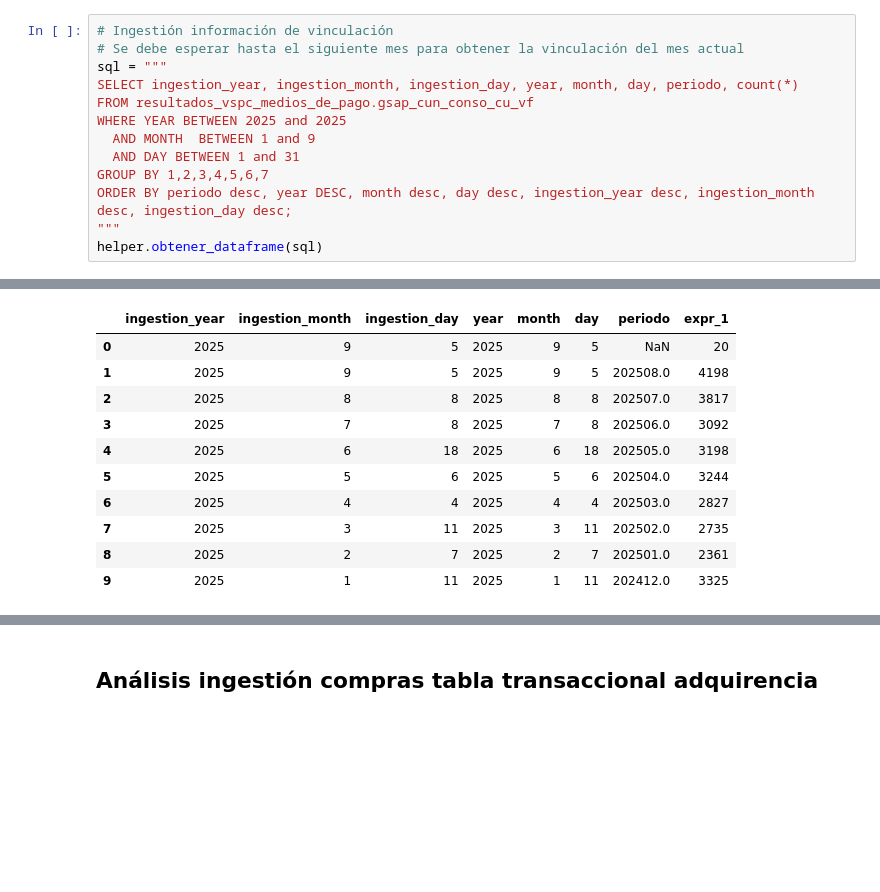
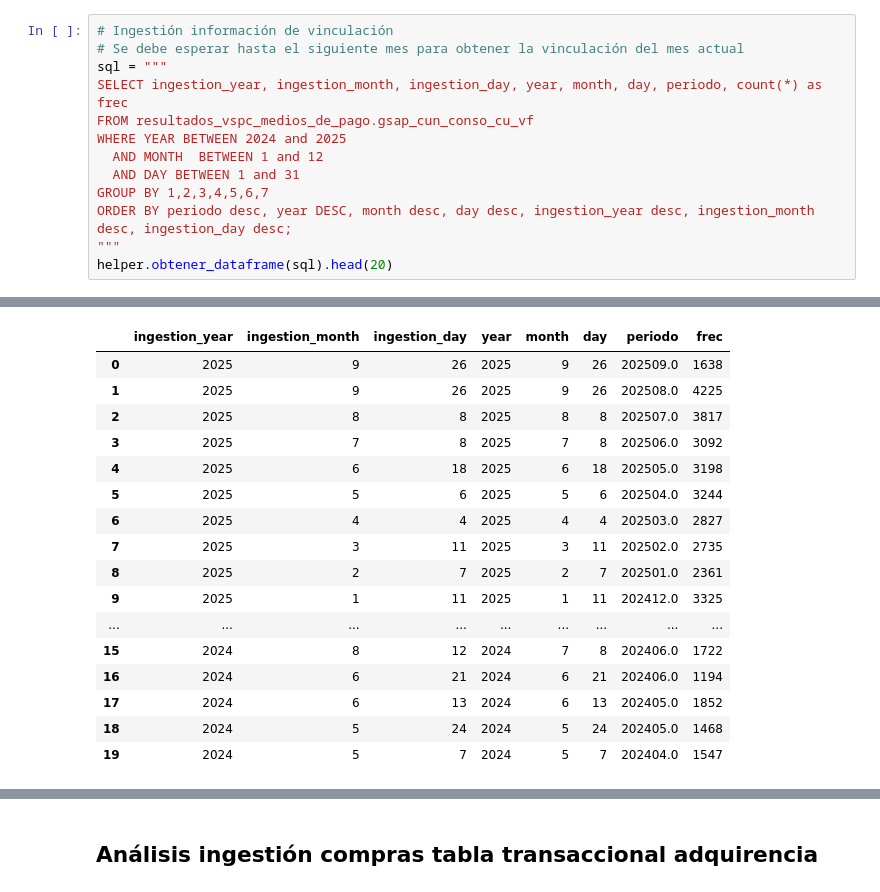
Before and after one commit to Santlond/ADQUIRENCIA_FERIA_EVA_github, a Jupyter notebook: uso_vinc_caliche_blackberry.ipynb, the cells around one changed output, grey strips where cells are left out. Drawn from its saved outputs; the diff is of its cells as text; blank space fills up the shorter version.

```diff
--- a/uso_vinc_caliche_blackberry.ipynb
+++ b/uso_vinc_caliche_blackberry.ipynb
@@ -41,13 +53,13 @@ helper = sparky.helper
 # Ingestión información de vinculación
 # Se debe esperar hasta el siguiente mes para obtener la vinculación del mes actual
 sql = """
-SELECT ingestion_year, ingestion_month, ingestion_day, year, month, day, periodo, count(*)
+SELECT ingestion_year, ingestion_month, ingestion_day, year, month, day, periodo, count(*) as frec
 FROM resultados_vspc_medios_de_pago.gsap_cun_conso_cu_vf
-WHERE YEAR BETWEEN 2025 and 2025
-  AND MONTH  BETWEEN 1 and 9
+WHERE YEAR BETWEEN 2024 and 2025
+  AND MONTH  BETWEEN 1 and 12
   AND DAY BETWEEN 1 and 31
 GROUP BY 1,2,3,4,5,6,7
 ORDER BY periodo desc, year DESC, month desc, day desc, ingestion_year desc, ingestion_month desc, ingestion_day desc;
 """
-helper.obtener_dataframe(sql)
+helper.obtener_dataframe(sql).head(20)
 # %% [output]
@@ -61,6 +73,6 @@ helper.obtener_dataframe(sql)
-|  | ingestion_year | ingestion_month | ingestion_day | year | month | day | periodo | expr_1 |
-| 0 | 2025 | 9 | 5 | 2025 | 9 | 5 | NaN | 20 |
-| 1 | 2025 | 9 | 5 | 2025 | 9 | 5 | 202508.0 | 4198 |
+|  | ingestion_year | ingestion_month | ingestion_day | year | month | day | periodo | frec |
+| 0 | 2025 | 9 | 26 | 2025 | 9 | 26 | 202509.0 | 1638 |
+| 1 | 2025 | 9 | 26 | 2025 | 9 | 26 | 202508.0 | 4225 |
 | 2 | 2025 | 8 | 8 | 2025 | 8 | 8 | 202507.0 | 3817 |
 | 3 | 2025 | 7 | 8 | 2025 | 7 | 8 | 202506.0 | 3092 |
 | 4 | 2025 | 6 | 18 | 2025 | 6 | 18 | 202505.0 | 3198 |
@@ -69,3 +81,9 @@ helper.obtener_dataframe(sql)
 | 7 | 2025 | 3 | 11 | 2025 | 3 | 11 | 202502.0 | 2735 |
 | 8 | 2025 | 2 | 7 | 2025 | 2 | 7 | 202501.0 | 2361 |
 | 9 | 2025 | 1 | 11 | 2025 | 1 | 11 | 202412.0 | 3325 |
+| ... | ... | ... | ... | ... | ... | ... | ... | ... |
+| 15 | 2024 | 8 | 12 | 2024 | 7 | 8 | 202406.0 | 1722 |
+| 16 | 2024 | 6 | 21 | 2024 | 6 | 21 | 202406.0 | 1194 |
+| 17 | 2024 | 6 | 13 | 2024 | 6 | 13 | 202405.0 | 1852 |
+| 18 | 2024 | 5 | 24 | 2024 | 5 | 24 | 202405.0 | 1468 |
+| 19 | 2024 | 5 | 7 | 2024 | 5 | 7 | 202404.0 | 1547 |
```
Also changed, not shown: parts of 25 cells of this notebook, 5 other files.
